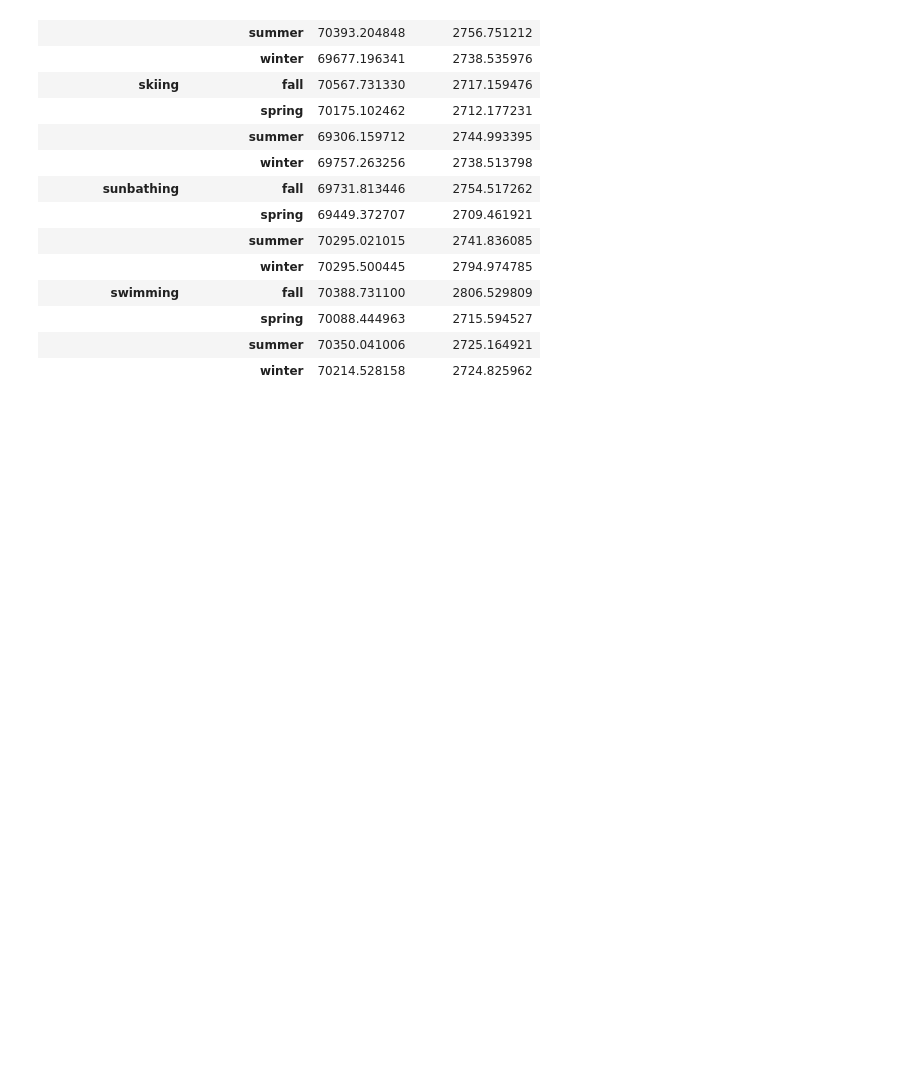
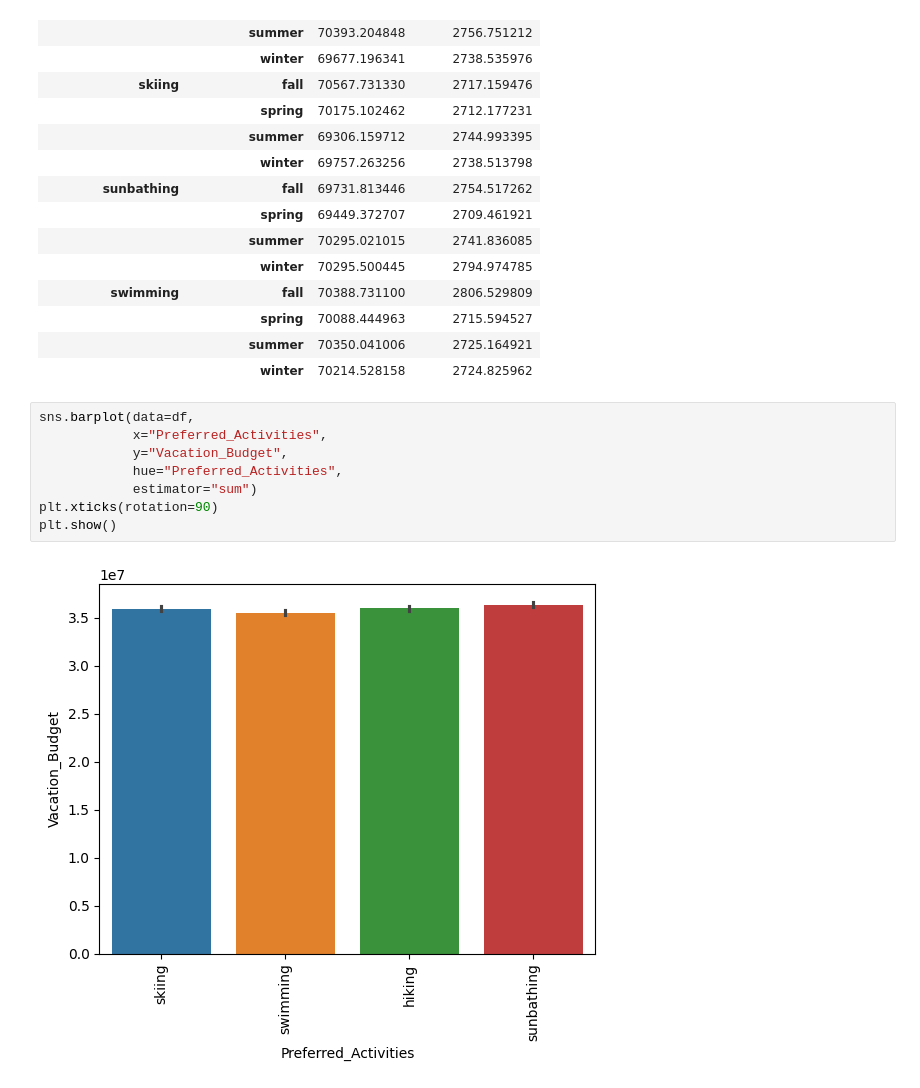
Before and after one commit to A01751322/evidencia_final, a Jupyter notebook: visualizaciondedatos.ipynb, the cells around one changed output. Saved outputs shown, nothing was run; the diff lists cells and outputs as text; blank space fills up the shorter version.

```diff
--- a/visualizaciondedatos.ipynb
+++ b/visualizaciondedatos.ipynb
@@ -78,3 +78,13 @@ df.groupby(["Preferred_Activities", "Favorite_Season"])[["Income", "Vacation_Bud
 |  | spring | 70088.444963 | 2715.594527 |
 |  | summer | 70350.041006 | 2725.164921 |
 |  | winter | 70214.528158 | 2724.825962 |
+# %%
+sns.barplot(data=df,
+            x="Preferred_Activities",
+            y="Vacation_Budget",
+            hue="Preferred_Activities",
+            estimator="sum")
+plt.xticks(rotation=90)
+plt.show()
+# %% [output]
+[figure, added]
```
Also changed, not shown: parts of 2 cells of this notebook.
